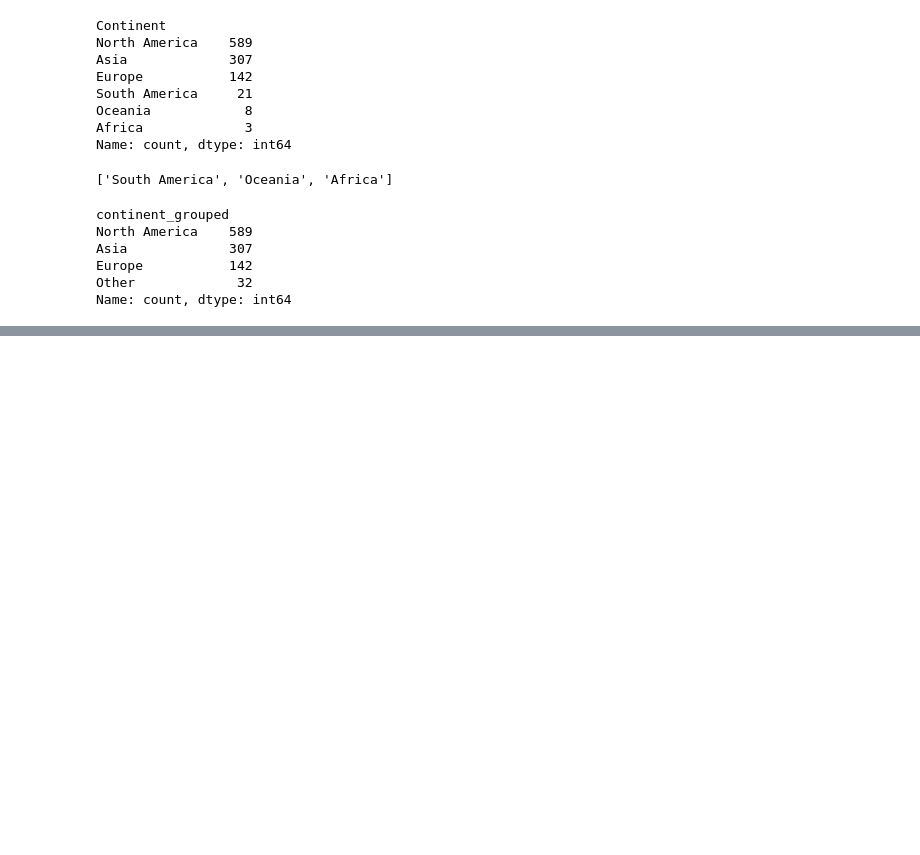
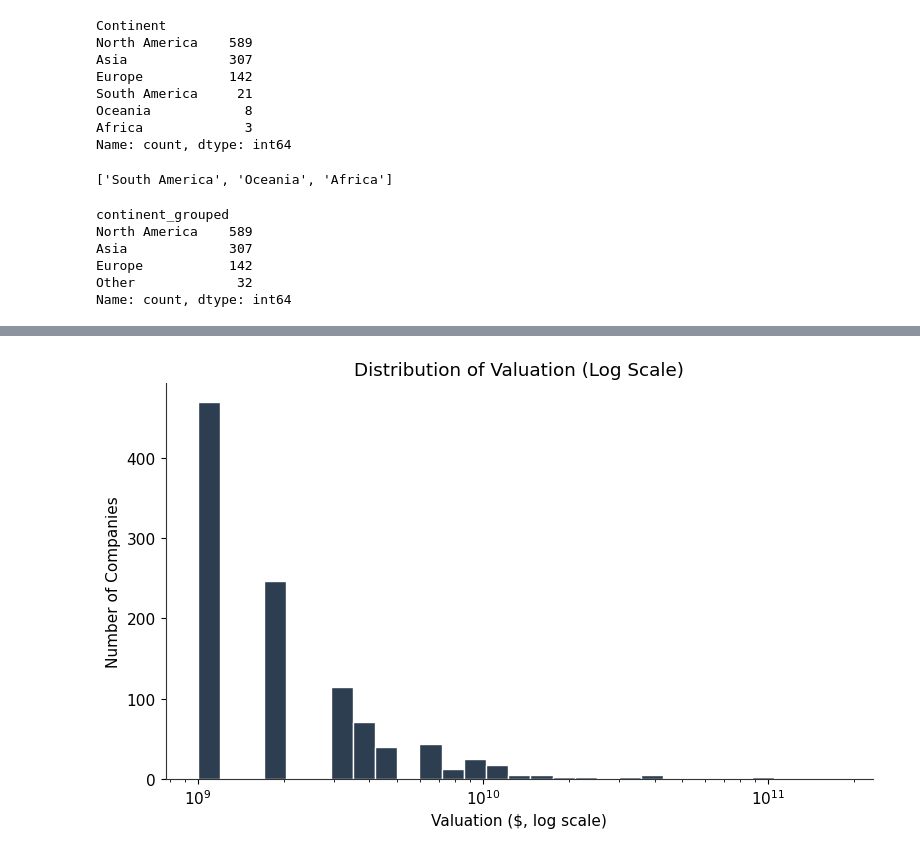
Before and after one commit to munirmans/unicorn-time-to-scale, a Jupyter notebook: notebook.ipynb, the cells around one changed output, grey strips where cells are left out. Saved outputs shown, nothing was run; the diff lists cells and outputs as text; code cells hidden in the pictures; blank space fills up the shorter version.

```diff
--- a/notebook.ipynb
+++ b/notebook.ipynb
@@ -378,0 +410,12 @@ Name: count, dtype: int64
+# %%
+fig, ax = plt.subplots(figsize=(8, 5))
+bins = np.logspace(np.log10(df['valuation_numeric'].min()), np.log10(df['valuation_numeric'].max()), 30)
+ax.hist(df['valuation_numeric'], bins=bins, color=ACCENT, edgecolor='white')
+ax.set_xscale('log')
+ax.set_xlabel('Valuation ($, log scale)')
+ax.set_ylabel('Number of Companies')
+ax.set_title('Distribution of Valuation (Log Scale)')
+plt.tight_layout()
+plt.show()
+# %% [output]
+[figure, added]
```
Also changed, not shown: parts of 10 cells of this notebook, 1 other file.
